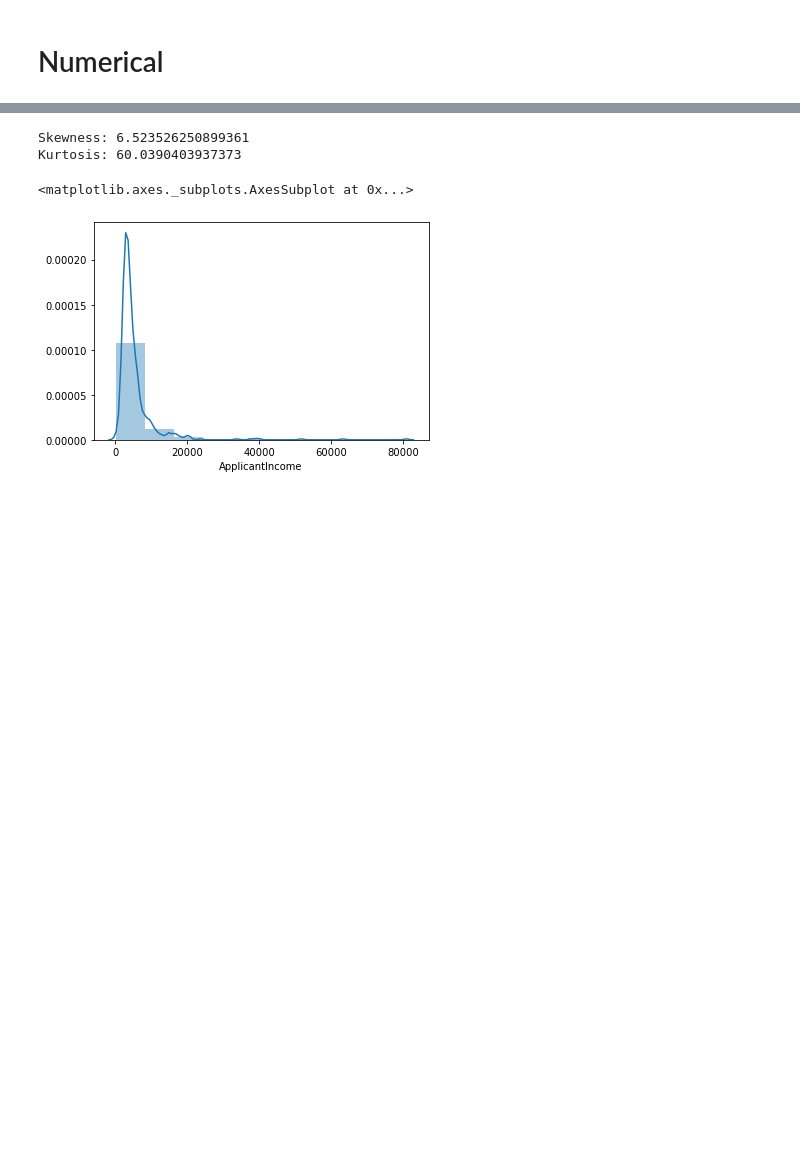
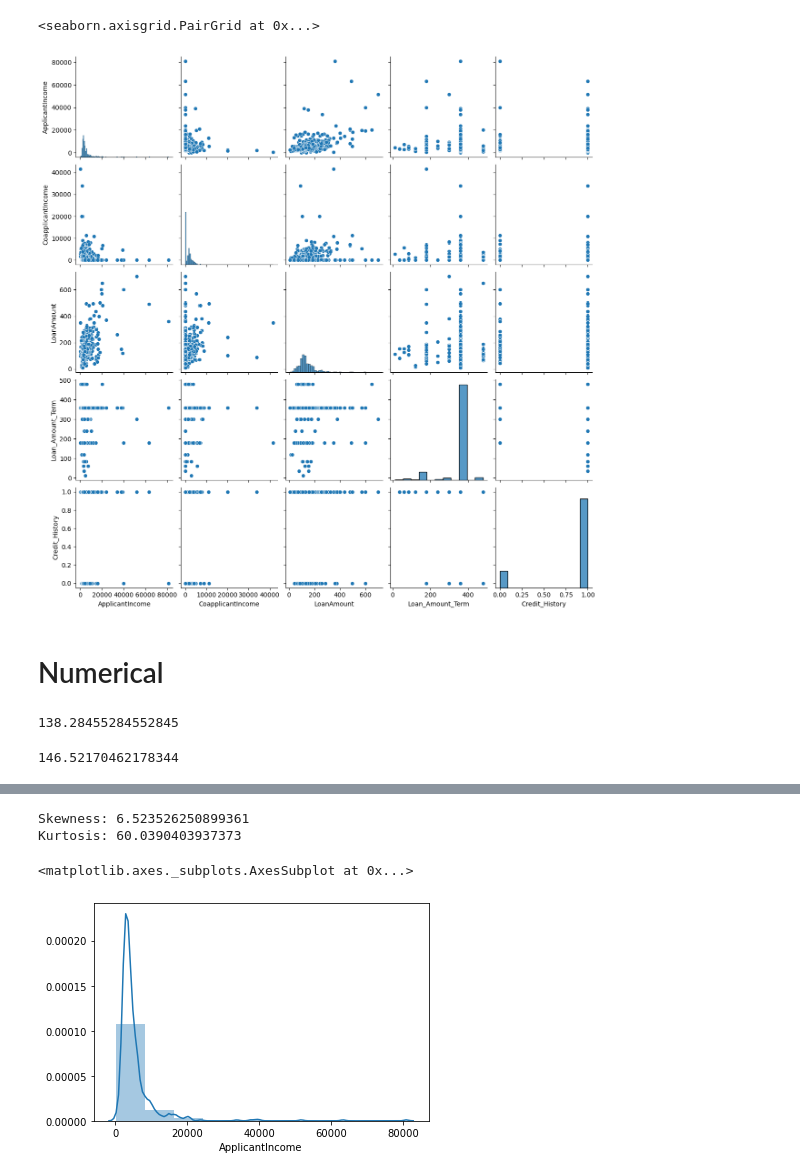
Before and after one commit to EdwinVivek/ML-hands-on-notebooks, a Jupyter notebook: Exploration and Preprocessing/exploration_techniques.ipynb, the cells around one changed output, grey strips where cells are left out. Drawn from its saved outputs; the diff is of its cells as text; code cells hidden in the pictures; blank space fills up the shorter version.

```diff
--- a/Exploration and Preprocessing/exploration_techniques.ipynb
+++ b/Exploration and Preprocessing/exploration_techniques.ipynb
@@ -45,5 +45,27 @@ loan.describe(include='all')
 | 50% | NaN | NaN | NaN | NaN | NaN | NaN | 3812.500000 | 1188.50000 | ... |
 | 75% | NaN | NaN | NaN | NaN | NaN | NaN | 5795.000000 | 2297.25000 | ... |
 | max | NaN | NaN | NaN | NaN | NaN | NaN | 81000.000000 | 41667.00000 | ... |
+# %%
+sns.pairplot(loan)
+# %% [output]
+<seaborn.axisgrid.PairGrid at 0x...>
+[figure, added]
 # %% [markdown]
 <h1>Numerical
+# %%
+#trimmed mean
+trim_mean(loan_2['LoanAmount'], 0.1)
+
+#weighted mean by grouped data
+weights = []
+wt_by_prop = loan.groupby("Property_Area")['LoanAmount'].agg(np.mean)
+for i, prop in enumerate(loan["Property_Area"]):
+    weights.append(wt_by_prop[prop])
+
+loan_2 = loan.loc[:, ['LoanAmount', 'Property_Area']]
+loan_2.loc[:,'weights'] = weights
+loan_2_new = loan_2.dropna()
+np.average(loan_2_new['LoanAmount'], weights= loan_2_new['weights'])
+# %% [output]
+138.28455284552845
+146.52170462178344
```
Also changed, not shown: parts of 12 cells of this notebook, 18 other files.
